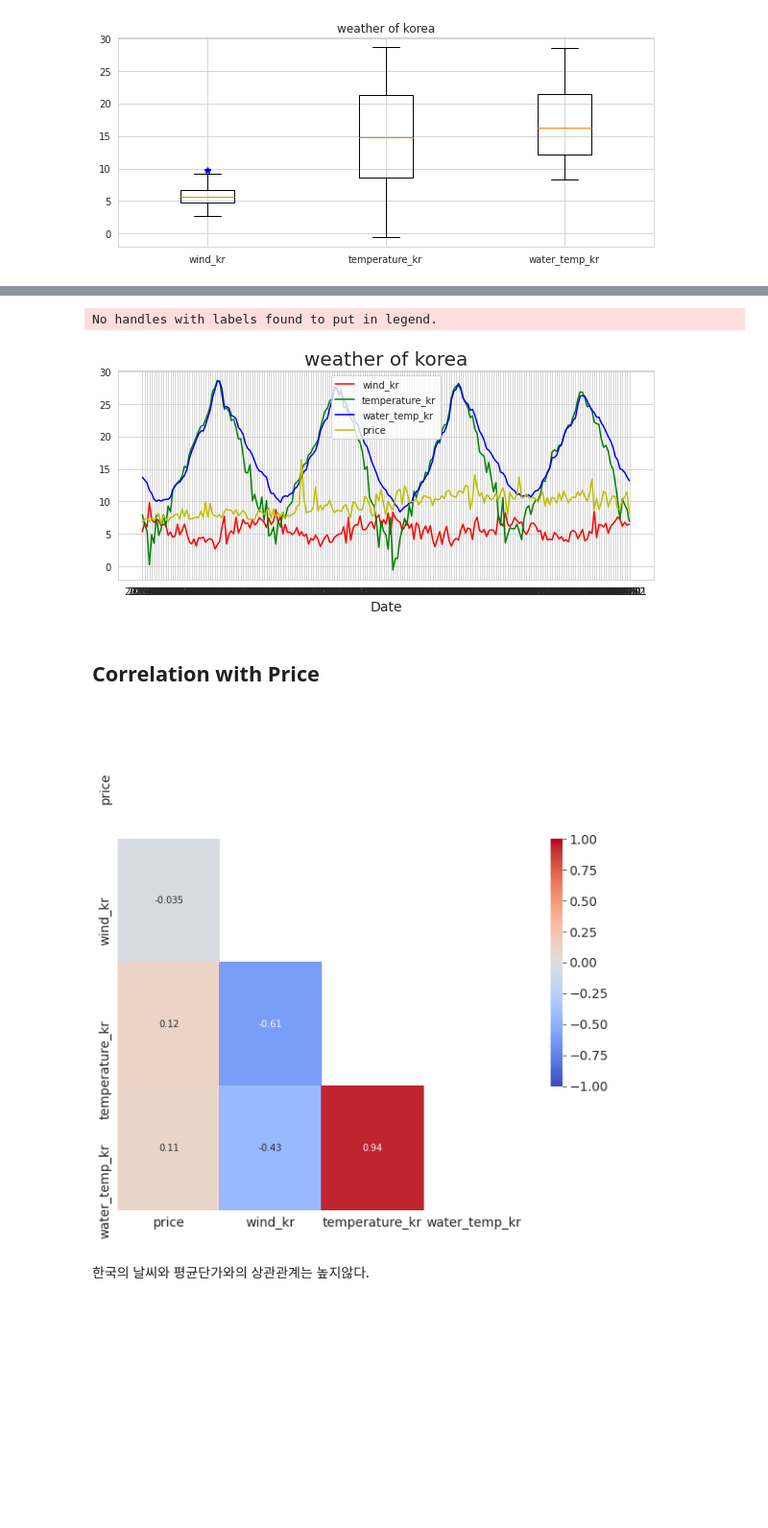
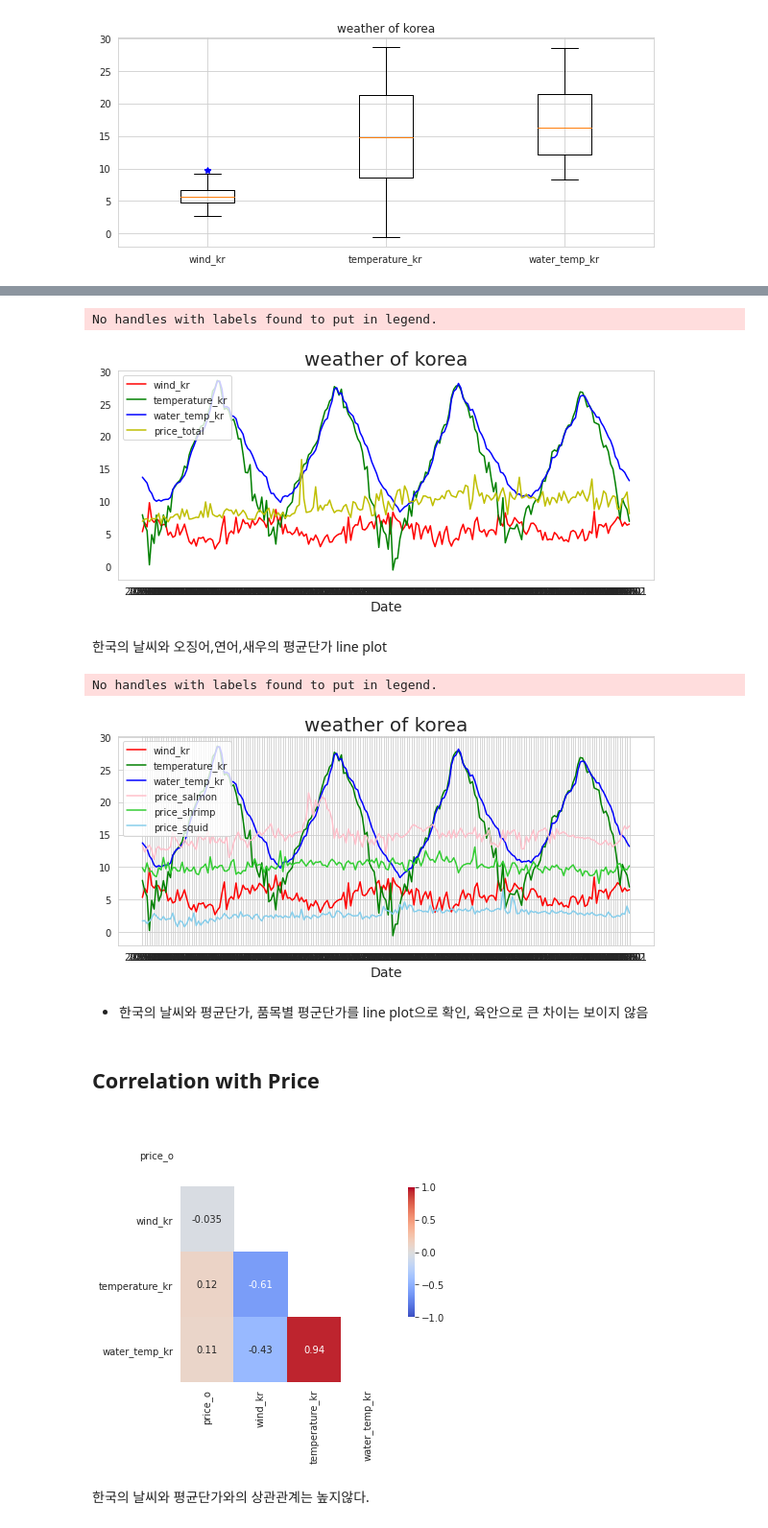
Before and after one commit to Yeony54/Project_Seafood_Import_Price_Prediction, a Jupyter notebook: 2. 추가데이터 EDA_수정 (2).ipynb, the cells around one changed output, grey strips where cells are left out. Shown at 96% size. Saved outputs shown, nothing was run; the diff lists cells and outputs as text; code cells hidden in the pictures; blank space fills up the shorter version.

```diff
--- a/2. 추가데이터 EDA_수정 (2).ipynb
+++ b/2. 추가데이터 EDA_수정 (2).ipynb
@@ -853,16 +881,38 @@ df_m_korea = pd.merge(df,df_weather_kr,on=['Date'])
 plt.plot(df_m_korea.Date, df_m_korea.wind_kr, color='r')
 plt.plot(df_m_korea.Date, df_m_korea.temperature_kr, color='g')
 plt.plot(df_m_korea.Date, df_m_korea.water_temp_kr, color='b')
-plt.plot(df_m_korea.Date, df_m_korea.price, color='y')
+plt.plot(df_m_korea.Date, df_m_korea.price_o, color='y')
 
 plt.title('weather of korea', fontsize=20)
 plt.xlabel('Date', fontsize=14)
 plt.legend(fontsize=12, loc='best')
-plt.legend(('wind_kr','temperature_kr','water_temp_kr','price'))
+plt.legend(('wind_kr','temperature_kr','water_temp_kr','price_total'), loc=2)
+plt.grid(b=None)
 plt.show()
 # %% [output]
 No handles with labels found to put in legend.
-[figure, old version]
+[figure, new version]
+# %% [markdown]
+한국의 날씨와 오징어,연어,새우의 평균단가 line plot
+# %%
+plt.plot(df_m_korea.Date, df_m_korea.wind_kr, color='r')
+plt.plot(df_m_korea.Date, df_m_korea.temperature_kr, color='g')
+plt.plot(df_m_korea.Date, df_m_korea.water_temp_kr, color='b')
+
+plt.plot(df_m_korea.Date, df_m_korea.price_x, color = 'pink')
+plt.plot(df_m_korea.Date, df_m_korea.price_y, color = 'limegreen')
+plt.plot(df_m_korea.Date, df_m_korea.price, color = 'skyblue')
+
+plt.title('weather of korea', fontsize=20)
+plt.xlabel('Date', fontsize=14)
+plt.legend(fontsize=12, loc='best')
+plt.legend(('wind_kr','temperature_kr','water_temp_kr','price_salmon','price_shrimp','price_squid'))
+plt.show()
+# %% [output]
+No handles with labels found to put in legend.
+[figure, added]
+# %% [markdown]
+- 한국의 날씨와 평균단가, 품목별 평군단가를 line plot으로 확인, 육안으로 큰 차이는 보이지 않음
 # %% [markdown]
 ## Correlation with Price
 # %%
@@ -874,17 +924,17 @@ df_m_weather_kr.drop(columns = ['year','week'],inplace=True)
 # %%
 df_weather_kr_corr = df_m_weather_kr.corr()
 # %%
-plt.figure(figsize = (10,10))
+plt.figure(figsize = (5,5))
 
 with plt.style.context({'axes.labelsize':24,
-                        'xtick.labelsize':14,
-                        'ytick.labelsize':14}):
+                        'xtick.labelsize':10,
+                        'ytick.labelsize':10}):
 
     mask = np.zeros_like(df_weather_kr_corr, dtype=np.bool)
     mask[np.triu_indices_from(mask)] = True
     sns.heatmap(df_weather_kr_corr, cmap = 'coolwarm', annot = True, mask=mask, cbar_kws={"shrink": .5}, vmin = -1,vmax = 1)
 # %% [output]
-[figure, old version]
+[figure, new version]
 # %% [markdown]
 한국의 날씨와 평균단가와의 상관관계는 높지않다.
 # %% [markdown]
```
Also changed, not shown: parts of 45 cells of this notebook.
